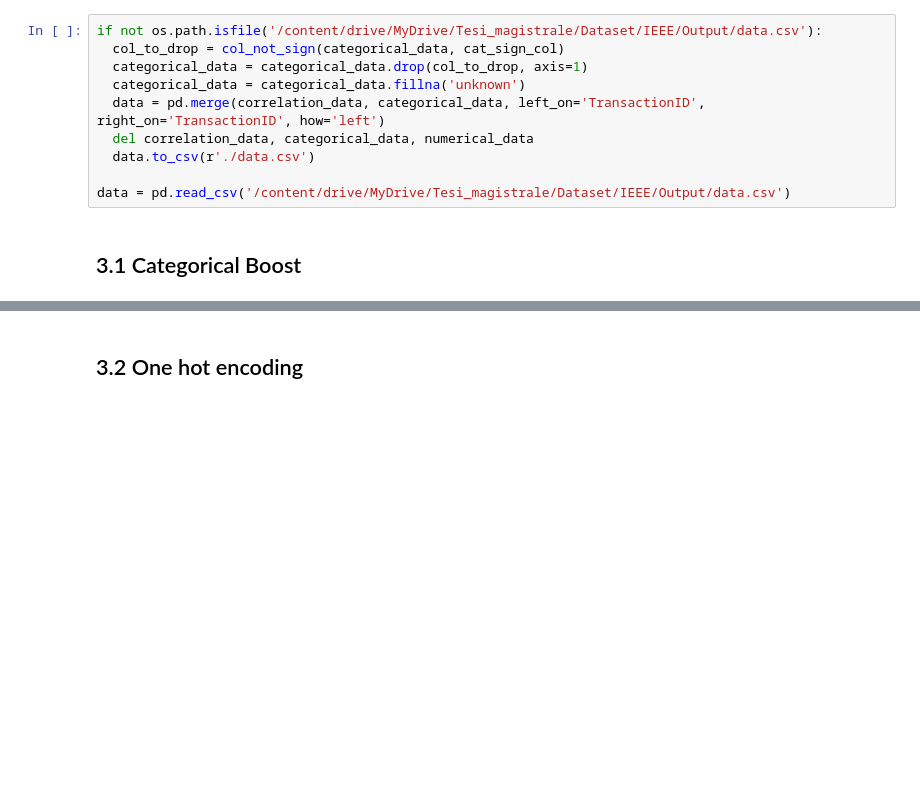
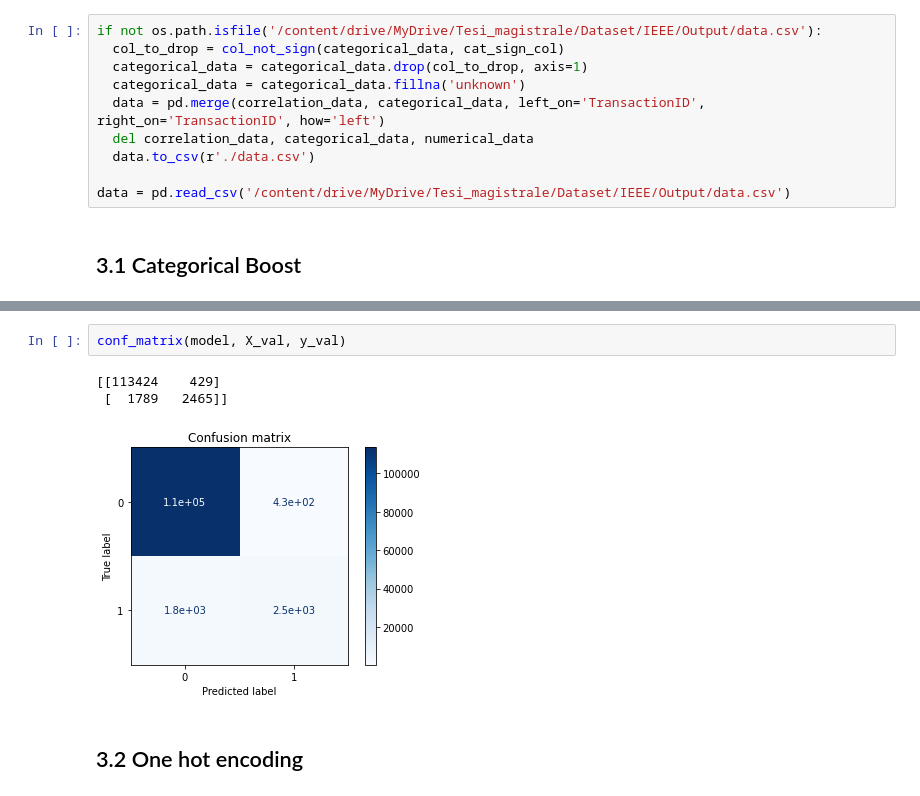
Before and after one commit to alessandrotofani/Tesi_magistrale, a Jupyter notebook: fraud_detection.ipynb, the cells around one changed output, grey strips where cells are left out. Drawn from its saved outputs; the diff is of its cells as text; blank space fills up the shorter version.

```diff
--- a/fraud_detection.ipynb
+++ b/fraud_detection.ipynb
@@ -771,3 +822,9 @@ if cat:
+# %%
+conf_matrix(model, X_val, y_val)
+# %% [output]
+[[113424    429]
+ [  1789   2465]]
+[figure, added]
 # %% [markdown]
 ## 3.2 One hot encoding
 # %% [markdown]
```
Also changed, not shown: parts of 11 cells of this notebook.
